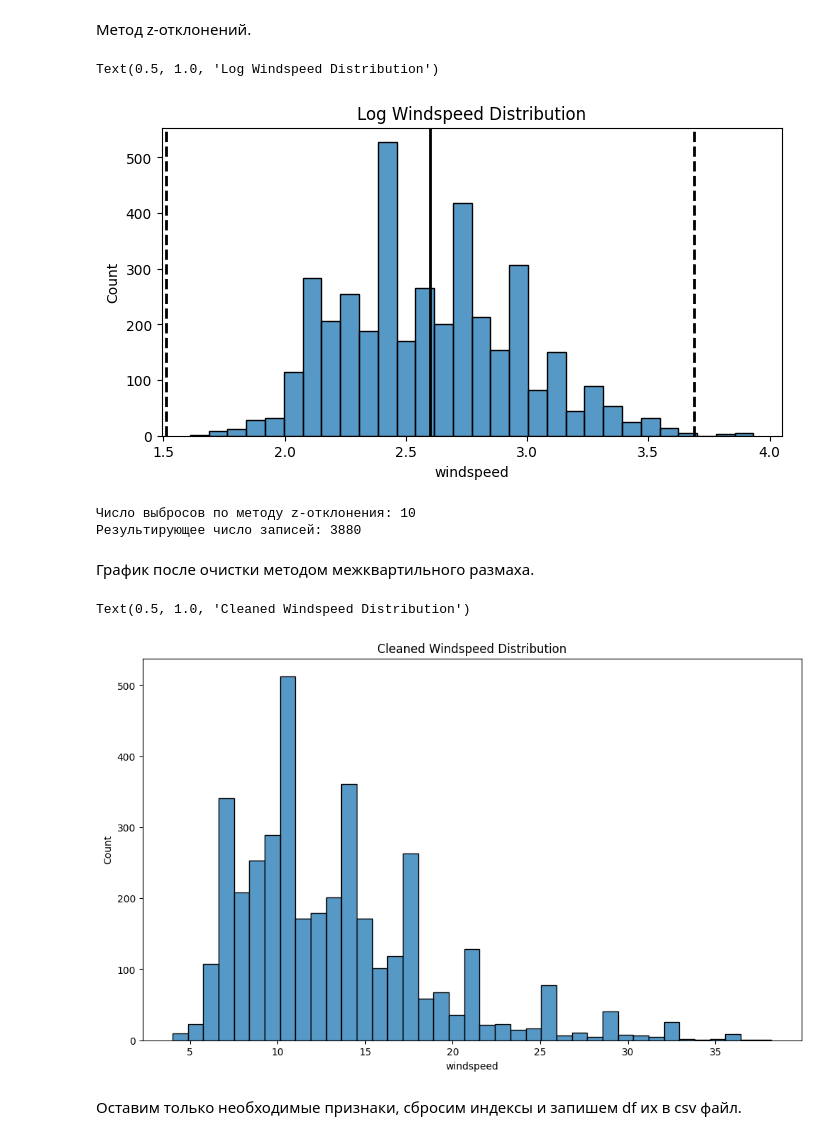
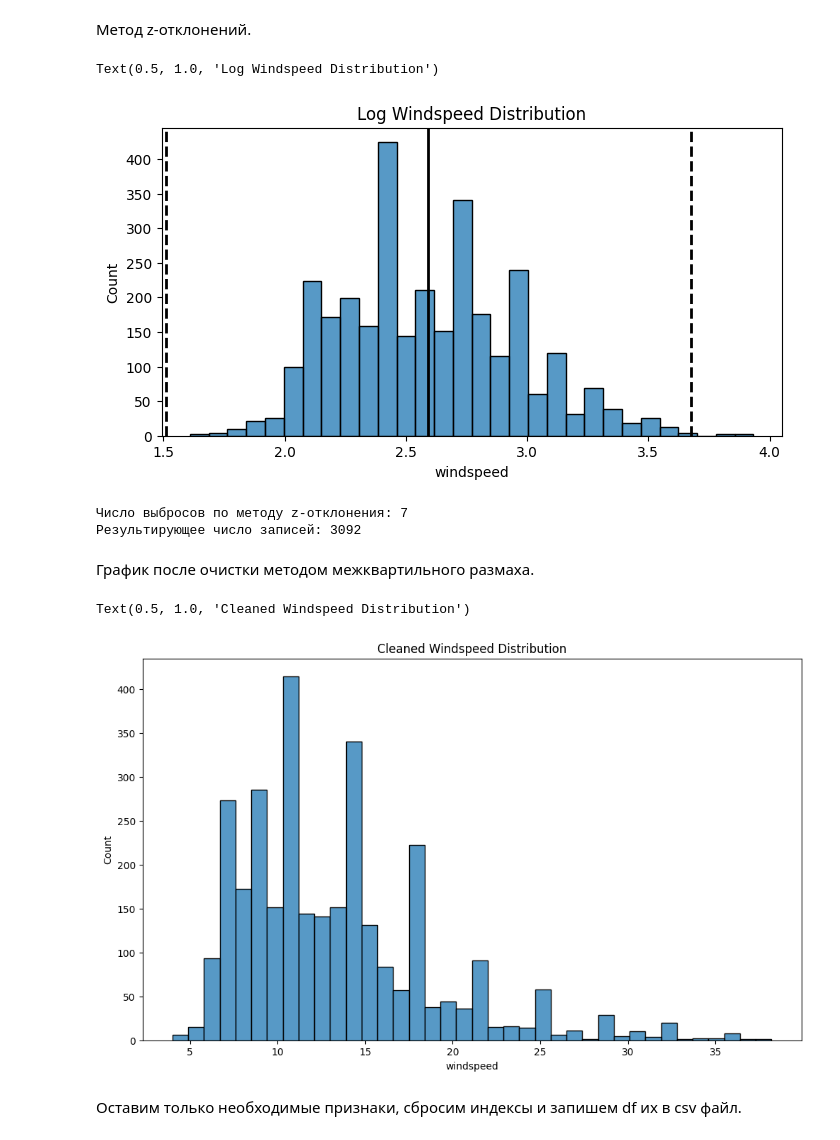
Before and after one commit to artzaitsev/wildfire-detection, a Jupyter notebook: modeling/data/dataset.ipynb, the cells around one changed output. Drawn from its saved outputs; the diff is of its cells as text; code cells hidden in the pictures.

```diff
--- a/modeling/data/dataset.ipynb
+++ b/modeling/data/dataset.ipynb
@@ -111,6 +101,6 @@ firecast_df = pd.concat(result_list, ignore_index=True)
 # %% [markdown]
 Создание признака пожара (fire) 1 - был пожар, 0 - не было.
 # %%
-firecast_df['fire'] = (firecast_df.index % 4 == 3).astype(int)
+firecast_df['fire'] = (firecast_df.index % 3 == 2).astype(int)
 firecast_df.head(12)
 # %% [output]
@@ -254,7 +156,7 @@ def outliers_iqr(data, feature):
     cleaned = data[(x >= lower_bound) & (x <= upper_bound)]
     return outliers, cleaned
 # %%
-outliers, cleaned = outliers_iqr(firecast_df, 'temp')
+outliers, firecast_df = outliers_iqr(firecast_df, 'temp')
 print(f'Число выбросов по методу Тьюки: {outliers.shape[0]}')
-print(f'Результирующее число записей: {cleaned.shape[0]}')
+print(f'Результирующее число записей: {firecast_df.shape[0]}')
 # %% [output]
@@ -285,5 +187,5 @@ Text(0.5, 1.0, 'Humidity Boxplot')
 # %%
-outliers, cleaned = outliers_iqr(cleaned, 'humidity')
+outliers, firecast_df = outliers_iqr(firecast_df, 'humidity')
 print(f'Число выбросов по методу Тьюки: {outliers.shape[0]}')
 print(f'Результирующее число записей: {cleaned.shape[0]}')
 # %% [output]
@@ -349,7 +232,7 @@ def outliers_z_score_mod(data, feature, log_scale=False, left= 3, right= 3):
     return outliers, cleaned
 # %%
 fig, ax = plt.subplots(1, 1, figsize=(8, 4))
-log_mkad_km = np.log(cleaned['windspeed'] + 1)
+log_mkad_km = np.log(firecast_df['windspeed'] + 1)
 histplot = sns.histplot(log_mkad_km, bins=30, ax=ax)
 histplot.axvline(log_mkad_km.mean(), color='k', lw=2)
 histplot.axvline(log_mkad_km.mean()+ 3 * log_mkad_km.std(), color='k', ls='--', lw=2)
@@ -357,23 +240,23 @@ histplot.axvline(log_mkad_km.mean()- 3 * log_mkad_km.std(), color='k', ls='--',
 histplot.set_title('Log Windspeed Distribution')
 # %% [output]
 Text(0.5, 1.0, 'Log Windspeed Distribution')
-[figure, old version]
+[figure, new version]
 # %%
-outliers, cleaned = outliers_z_score_mod(cleaned, 'windspeed', log_scale=True)
+outliers, firecast_df = outliers_z_score_mod(firecast_df, 'windspeed', log_scale=True)
 print(f'Число выбросов по методу z-отклонения: {outliers.shape[0]}')
-print(f'Результирующее число записей: {cleaned.shape[0]}')
+print(f'Результирующее число записей: {firecast_df.shape[0]}')
 # %% [output]
-Число выбросов по методу z-отклонения: 10
-Результирующее число записей: 3880
+Число выбросов по методу z-отклонения: 7
+Результирующее число записей: 3092
 # %% [markdown]
 График после очистки методом межквартильного размаха.
 # %%
 fig = plt.subplots(figsize=(12, 7))
-histplot = sns.histplot(data=cleaned, x='windspeed')
+histplot = sns.histplot(data=firecast_df, x='windspeed')
 histplot.set_title('Cleaned Windspeed Distribution')
 # %% [output]
 Text(0.5, 1.0, 'Cleaned Windspeed Distribution')
-[figure, old version]
+[figure, new version]
 # %% [markdown]
 Оставим только необходимые признаки, сбросим индексы и запишем df их в csv файл.
 # %%
```
Also changed, not shown: parts of 30 cells of this notebook.
